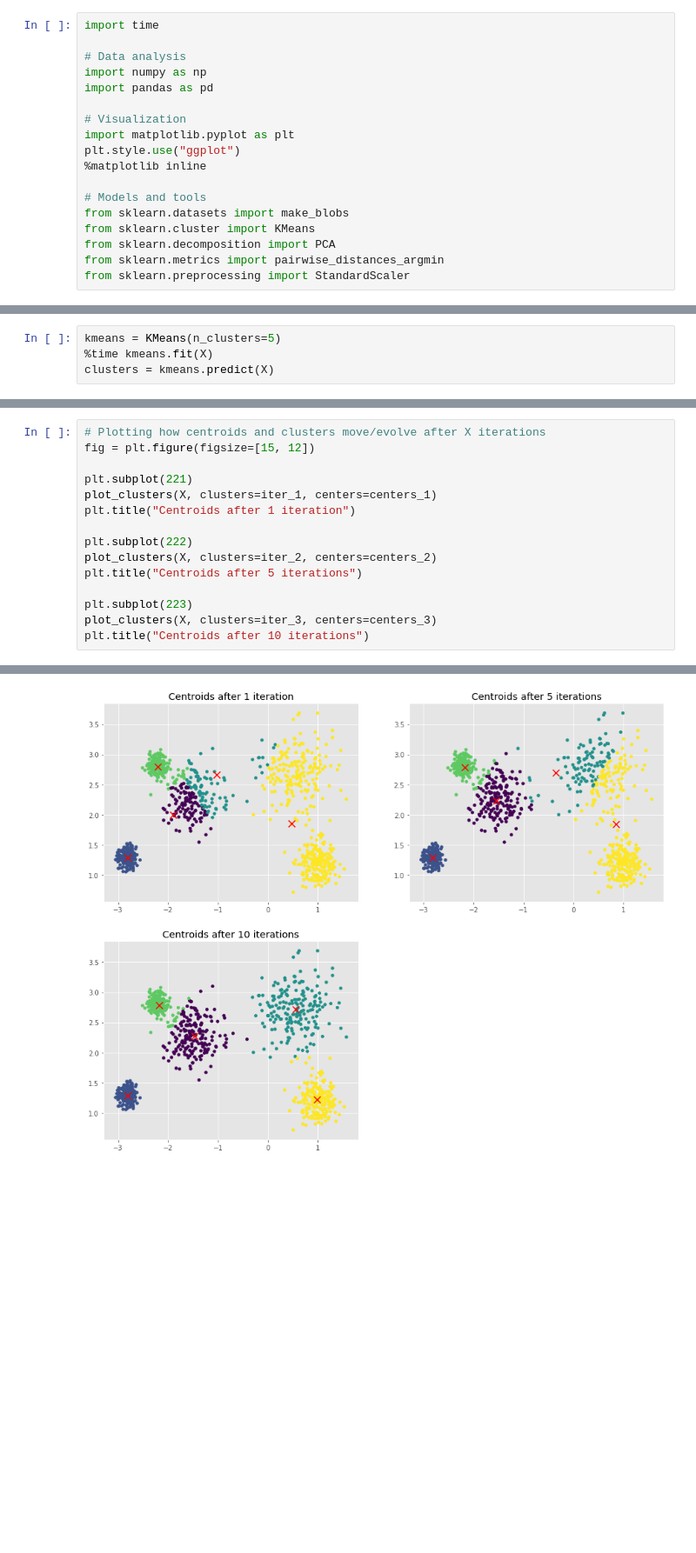
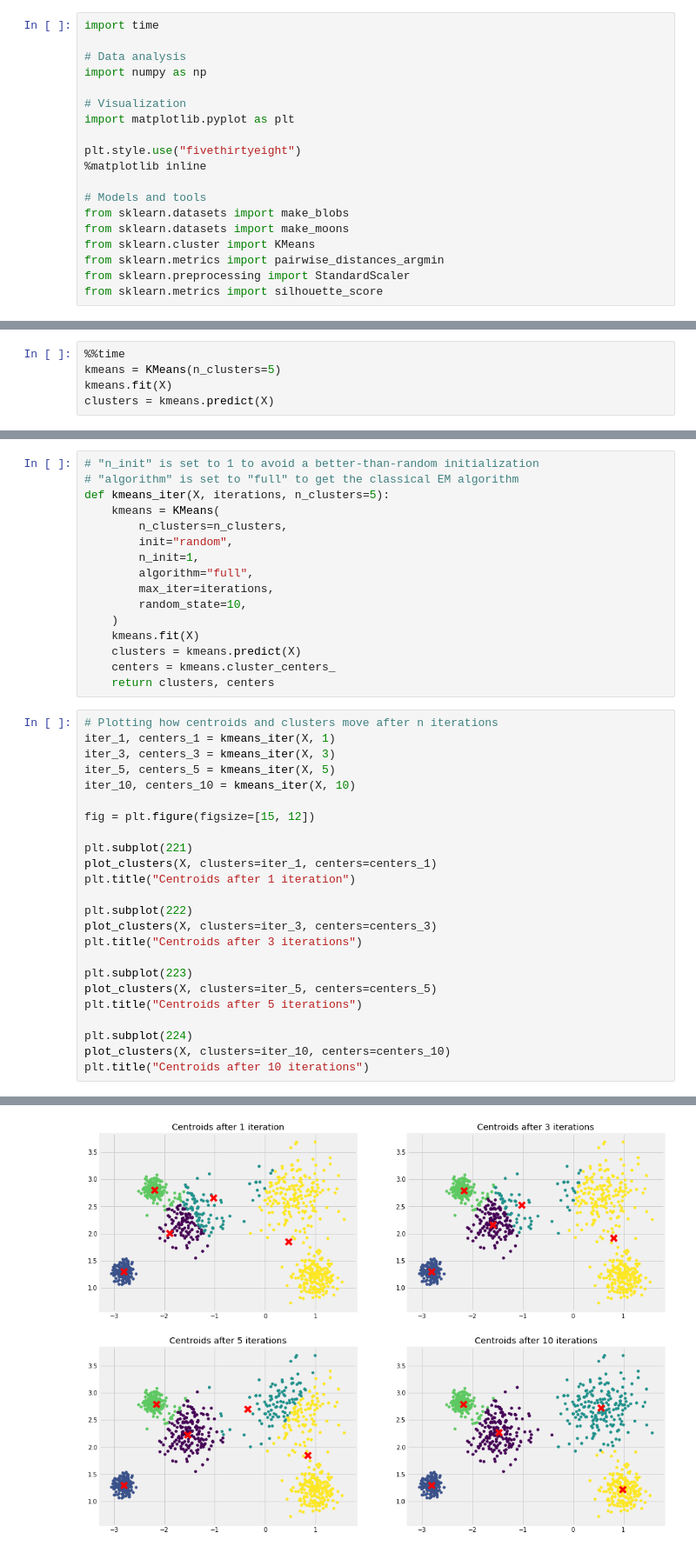
Before and after one commit to ThomasDelatte/Notebooks, a Jupyter notebook: Clustering_with_K-Means.ipynb, the cells around one changed output, grey strips where cells are left out. Shown at 87% size. Cells and saved outputs as stored; diff of their text form; blank space fills up the shorter version.

```diff
--- a/Clustering_with_K-Means.ipynb
+++ b/Clustering_with_K-Means.ipynb
@@ -29,17 +31,18 @@ import time
 
 # Data analysis
 import numpy as np
-import pandas as pd
 
 # Visualization
 import matplotlib.pyplot as plt
-plt.style.use("ggplot")
+
+plt.style.use("fivethirtyeight")
 %matplotlib inline
 
 # Models and tools
 from sklearn.datasets import make_blobs
+from sklearn.datasets import make_moons
 from sklearn.cluster import KMeans
-from sklearn.decomposition import PCA
 from sklearn.metrics import pairwise_distances_argmin
 from sklearn.preprocessing import StandardScaler
+from sklearn.metrics import silhouette_score
 # %% [markdown]
@@ -76,5 +81,6 @@ Visually, it is simple to discern our five clusters. The k-means algorithm imple
 # %%
+%%time
 kmeans = KMeans(n_clusters=5)
-%time kmeans.fit(X)
+kmeans.fit(X)
 clusters = kmeans.predict(X)
 # %% [output]
@@ -150,19 +119,44 @@ centers_3 = kmeans_iter3.cluster_centers_
+# %%
+# "n_init" is set to 1 to avoid a better-than-random initialization
+# "algorithm" is set to "full" to get the classical EM algorithm
+def kmeans_iter(X, iterations, n_clusters=5):
+    kmeans = KMeans(
+        n_clusters=n_clusters,
+        init="random",
+        n_init=1,
+        algorithm="full",
+        max_iter=iterations,
+        random_state=10,
+    )
+    kmeans.fit(X)
+    clusters = kmeans.predict(X)
+    centers = kmeans.cluster_centers_
+    return clusters, centers
 # %%
-# Plotting how centroids and clusters move/evolve after X iterations
+# Plotting how centroids and clusters move after n iterations
+iter_1, centers_1 = kmeans_iter(X, 1)
+iter_3, centers_3 = kmeans_iter(X, 3)
+iter_5, centers_5 = kmeans_iter(X, 5)
+iter_10, centers_10 = kmeans_iter(X, 10)
+
 fig = plt.figure(figsize=[15, 12])
 
 plt.subplot(221)
 plot_clusters(X, clusters=iter_1, centers=centers_1)
 plt.title("Centroids after 1 iteration")
 
 plt.subplot(222)
-plot_clusters(X, clusters=iter_2, centers=centers_2)
+plot_clusters(X, clusters=iter_3, centers=centers_3)
+plt.title("Centroids after 3 iterations")
+
+plt.subplot(223)
+plot_clusters(X, clusters=iter_5, centers=centers_5)
 plt.title("Centroids after 5 iterations")
 
-plt.subplot(223)
-plot_clusters(X, clusters=iter_3, centers=centers_3)
+plt.subplot(224)
+plot_clusters(X, clusters=iter_10, centers=centers_10)
 plt.title("Centroids after 10 iterations")
 # %% [output]
 Text(0.5, 1.0, 'Centroids after 10 iterations')
-[figure, old version]
+[figure, new version]
 # %% [markdown]
```
Also changed, not shown: parts of 55 cells of this notebook, 7 other files.
